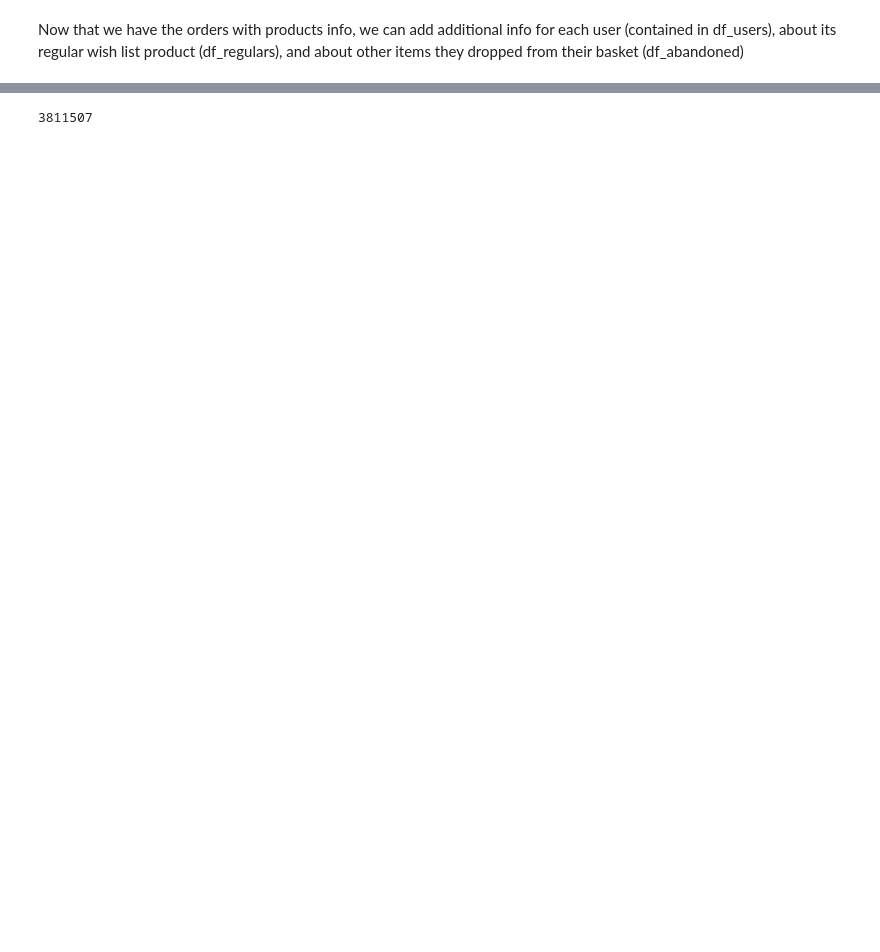
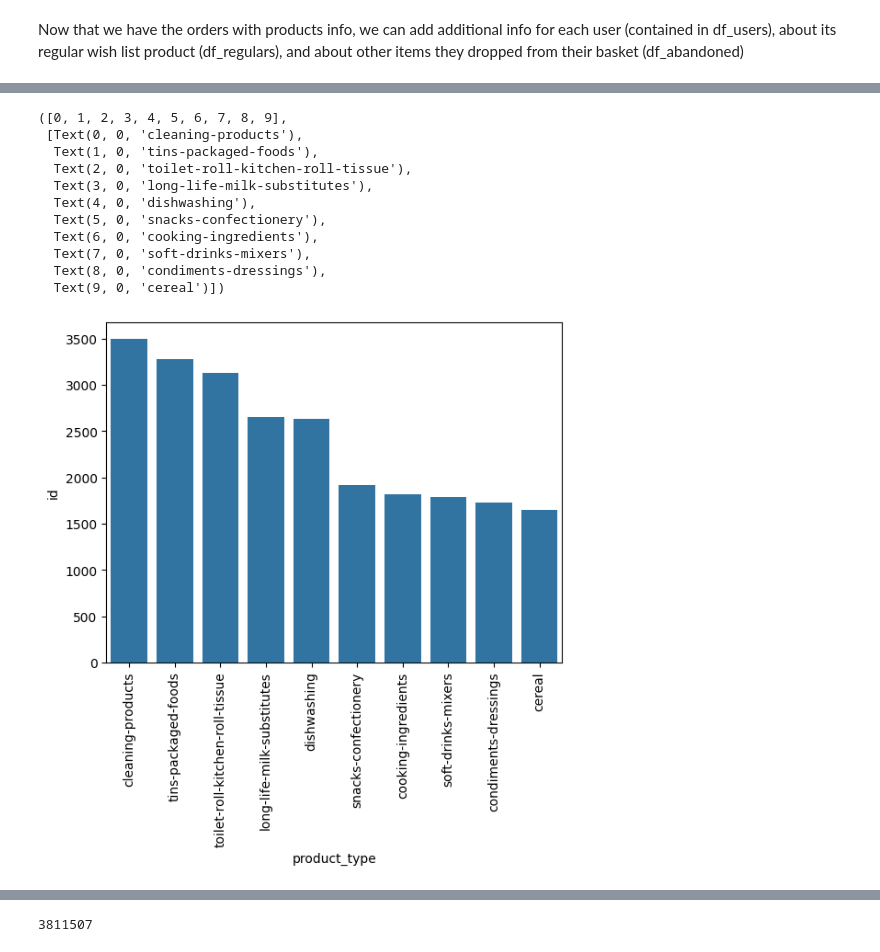
Before and after one commit to dan1dr/zrive-ds, a Jupyter notebook: src/module_2/module_2_part1.ipynb, the cells around one changed output, grey strips where cells are left out. Cells and saved outputs as stored; diff of their text form; code cells hidden in the pictures; blank space fills up the shorter version.

```diff
--- a/src/module_2/module_2_part1.ipynb
+++ b/src/module_2/module_2_part1.ipynb
@@ -383,0 +426,4 @@ With inner join we currently obtain 3M rows (below showed)
+# %%
+orders_inventory_cleaned = orders_with_inventory.drop_duplicates(subset=['id', 'product_type']).groupby(['product_type'])[['id']].nunique()
+orders_inventory_cleaned.sort_values(ascending=False, by='id', inplace=True)
+orders_inventory_cleaned.head()
@@ -383,0 +438,16 @@ With inner join we currently obtain 3M rows (below showed)
+# %%
+sns.barplot(data=orders_inventory_cleaned.head(10), x='product_type', y='id')
+plt.xticks(rotation=90)  # Rotate x-axis labels for better readability
+# %% [output]
+([0, 1, 2, 3, 4, 5, 6, 7, 8, 9],
+ [Text(0, 0, 'cleaning-products'),
+  Text(1, 0, 'tins-packaged-foods'),
+  Text(2, 0, 'toilet-roll-kitchen-roll-tissue'),
+  Text(3, 0, 'long-life-milk-substitutes'),
+  Text(4, 0, 'dishwashing'),
+  Text(5, 0, 'snacks-confectionery'),
+  Text(6, 0, 'cooking-ingredients'),
+  Text(7, 0, 'soft-drinks-mixers'),
+  Text(8, 0, 'condiments-dressings'),
+  Text(9, 0, 'cereal')])
+[figure, added]
```
Also changed, not shown: parts of 20 cells of this notebook, 2 other files.
